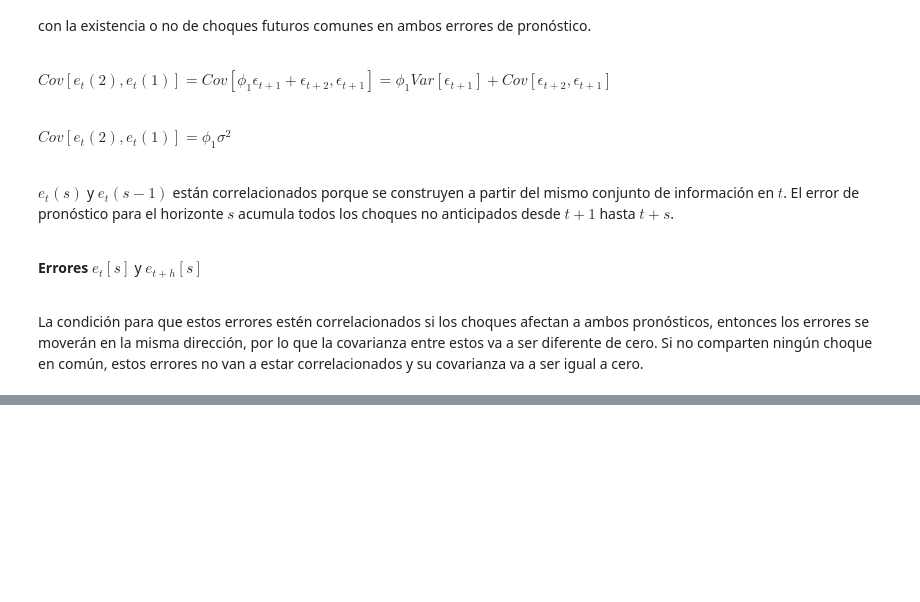
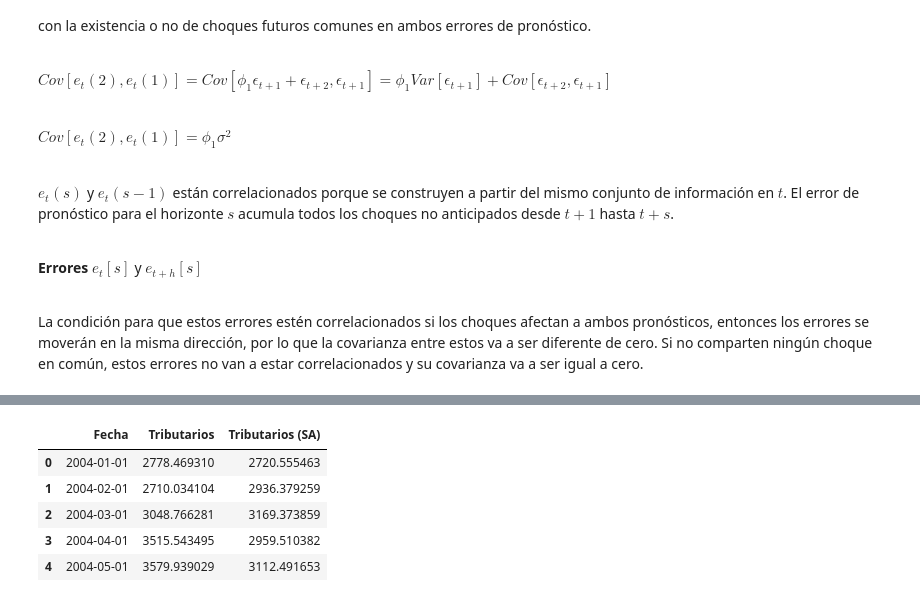
Before and after one commit to fevidals/time-series-Uniandes, a Jupyter notebook: code/taller_1_alpha.ipynb, the cells around one changed output, grey strips where cells are left out. Saved outputs shown, nothing was run; the diff lists cells and outputs as text; code cells hidden in the pictures; blank space fills up the shorter version.

Commit message:
Import_data_from_GitHub

```diff
--- a/code/taller_1_alpha.ipynb
+++ b/code/taller_1_alpha.ipynb
@@ -626,0 +620,12 @@ BadZipFile: File is not a zip file
+# %%
+url = 'https://raw.githubusercontent.com/fevidals/time-series-Uniandes/main/data/Tributarios.xlsx'
+
+df_excel_2 = pd.read_excel(url, engine='openpyxl')
+display(df_excel_2.head())
+# %% [output]
+|  | Fecha | Tributarios | Tributarios (SA) |
+| 0 | 2004-01-01 | 2778.469310 | 2720.555463 |
+| 1 | 2004-02-01 | 2710.034104 | 2936.379259 |
+| 2 | 2004-03-01 | 3048.766281 | 3169.373859 |
+| 3 | 2004-04-01 | 3515.543495 | 2959.510382 |
+| 4 | 2004-05-01 | 3579.939029 | 3112.491653 |
```
Also changed, not shown: parts of 7 cells of this notebook.
